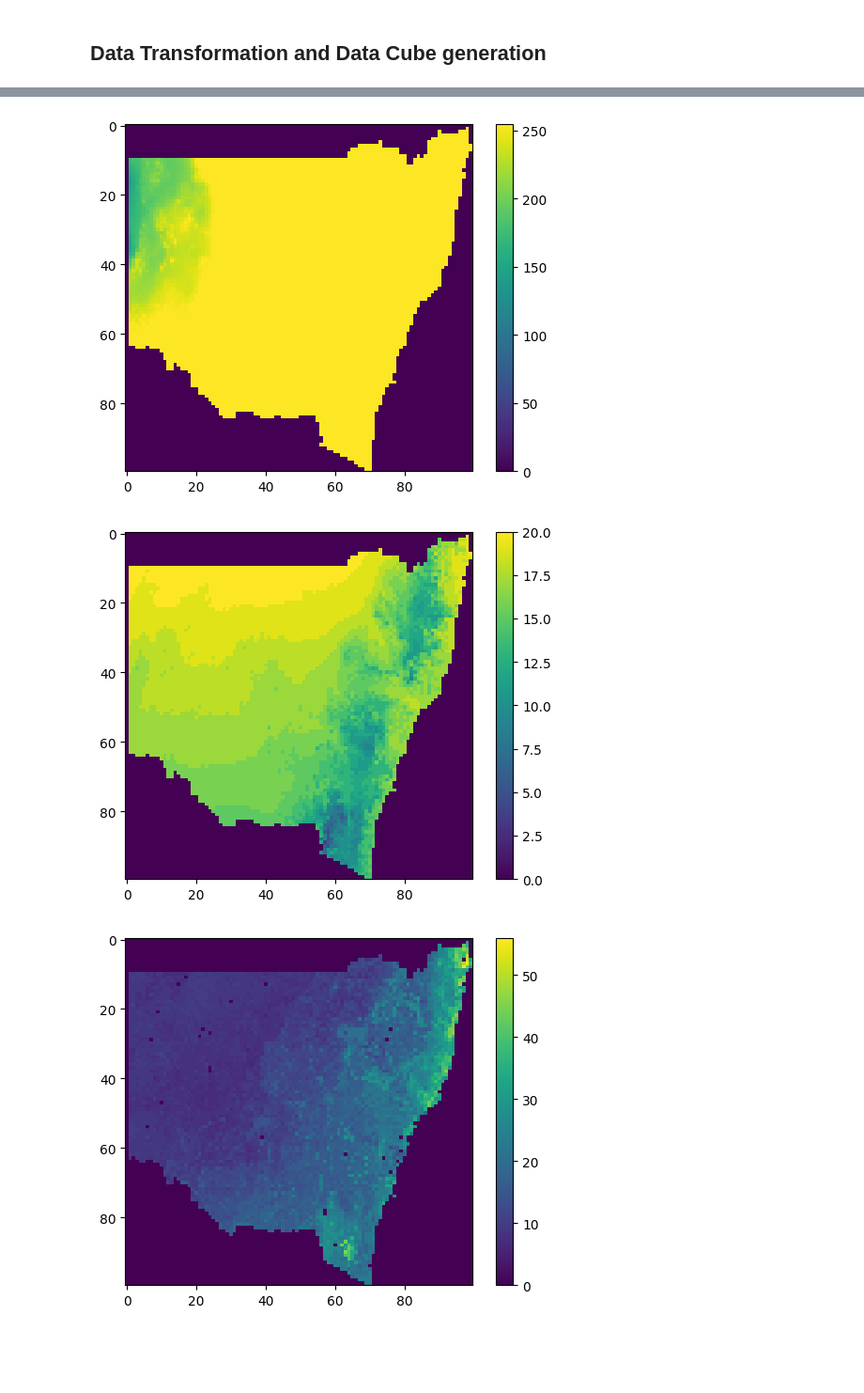
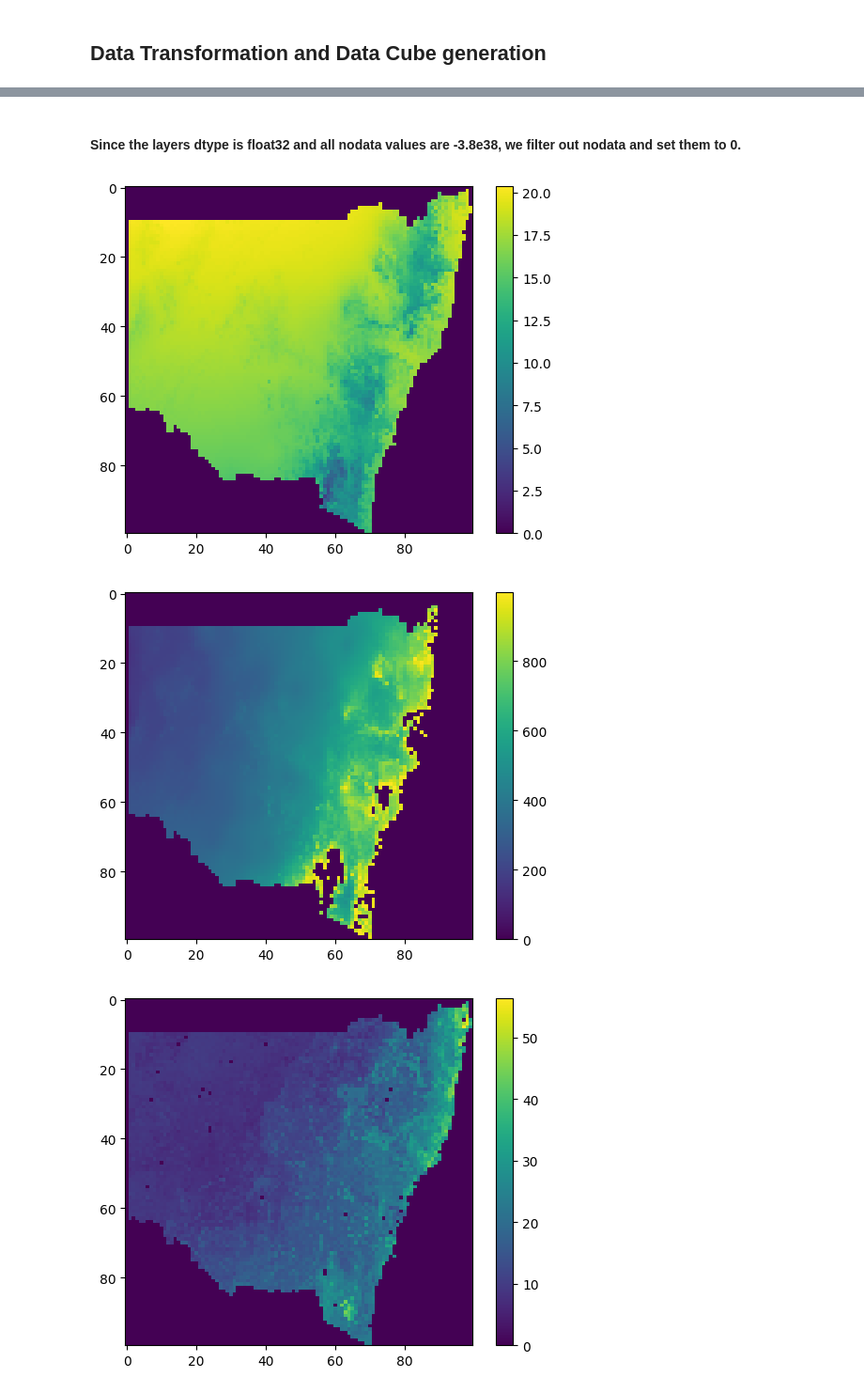
Before and after one commit to aus-plant-phenomics-network/mccn-case-studies, a Jupyter notebook: Case 3/MCCN-CASE 3.ipynb, the cells around one changed output, grey strips where cells are left out. Shown at 94% size. Saved outputs shown, nothing was run; the diff lists cells and outputs as text; code cells hidden in the pictures; blank space fills up the shorter version.

```diff
--- a/Case 3/MCCN-CASE 3.ipynb
+++ b/Case 3/MCCN-CASE 3.ipynb
@@ -31,0 +34,12 @@ Notes:
+# %%
+from stac_generator.factory import StacGeneratorFactory
+from stac_generator.core.base import StacSerialiser, StacCollectionConfig
+from pathlib import Path
+
+parent_path = Path(__name__).parents[0]
+config_path = parent_path / "config.json"
+generated_path = parent_path/"generated"
+
+generator = StacGeneratorFactory.get_collection_generator(config_path, StacCollectionConfig(id="Collection"))
+serialiser = StacSerialiser(generator, generated_path.as_posix())
+serialiser()
@@ -35,7 +68,7 @@ Notes:
 from mccn.client import MCCN
 import matplotlib.pyplot as plt
 
-engine = MCCN(endpoint="generated/collection.json", shape=100, dtype="uint8")
+engine = MCCN(endpoint=generated_path/"collection.json", shape=100)
 # %%
 all_data = engine.load()
 # %%
@@ -61,13 +94,17 @@ Data variables: (12/17)
+# %% [markdown]
+#### Since the layers dtype is float32 and all nodata values are -3.8e38, we filter out nodata and set them to 0.
+# %%
+filtered = all_data.where((all_data > -1e3) & (all_data < 1e3),0)
 # %%
-plt.imshow(all_data.rainfall_mm.values[0, :, :])
+plt.imshow(filtered.temperature_celsius.values[0, :, :])
 plt.colorbar()
 plt.show()
 # %% [output]
-[figure, old version]
+[figure, new version]
 # %%
-plt.imshow(all_data.temperature_celsius.values[0, :, :])
+plt.imshow(filtered.rainfall_mm.values[0, :, :])
 plt.colorbar()
 plt.show()
 # %% [output]
-[figure, old version]
+[figure, new version]
 # %%
```
Also changed, not shown: parts of 13 cells of this notebook, 1 other file.
